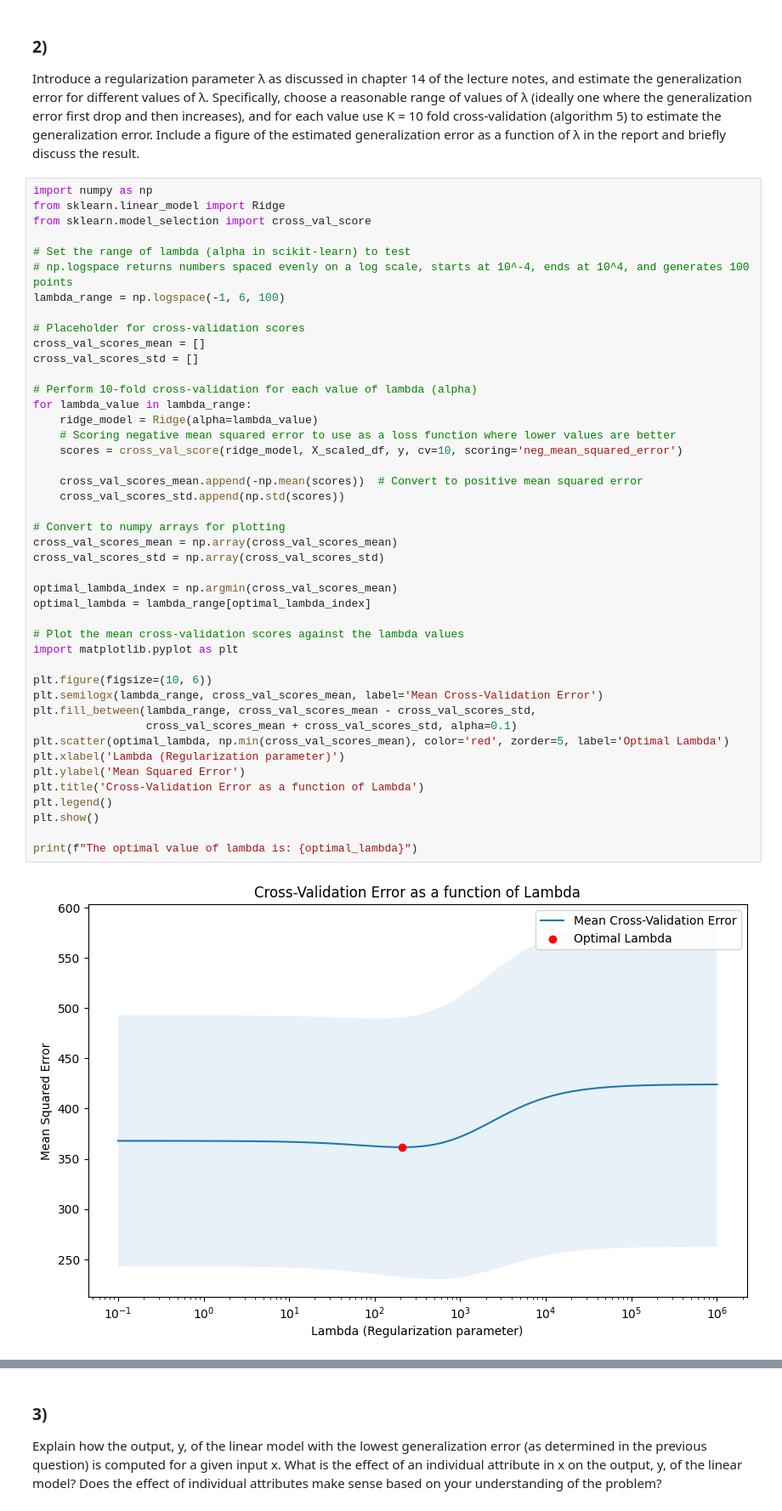
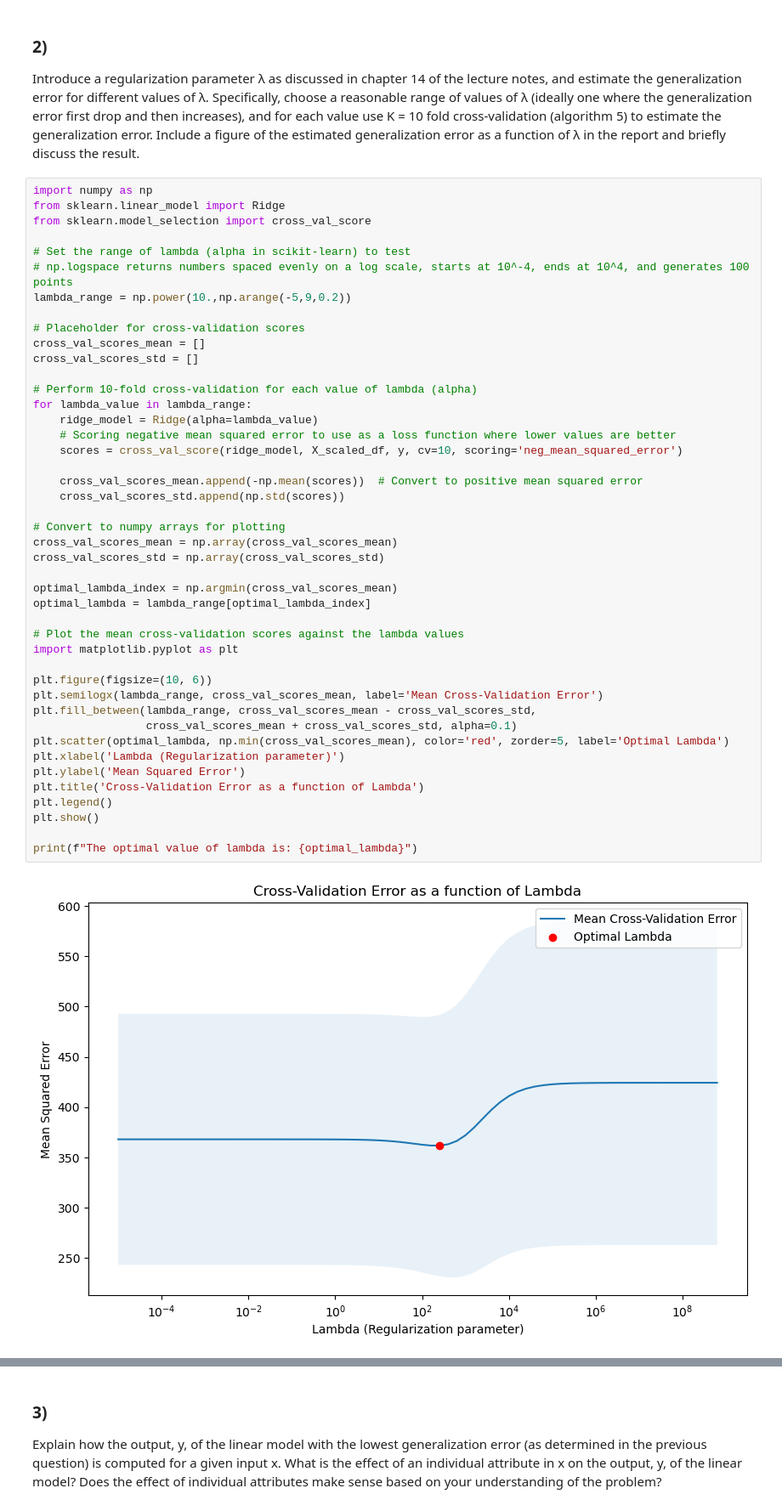
Before and after one commit to FrederikvSvane/Machine-Learning-Project1, a Jupyter notebook: Project2/main2.ipynb, the cells around one changed output, grey strips where cells are left out. Shown: that part at 85% size. Cells and saved outputs as stored; diff of their text form.

Commit message:
added plot in main2

```diff
--- a/Project2/main2.ipynb
+++ b/Project2/main2.ipynb
@@ -65,7 +65,7 @@ from sklearn.model_selection import cross_val_score
 
 # Set the range of lambda (alpha in scikit-learn) to test
 # np.logspace returns numbers spaced evenly on a log scale, starts at 10^-4, ends at 10^4, and generates 100 points
-lambda_range = np.logspace(-1, 6, 100)
+lambda_range = np.power(10.,np.arange(-5,9,0.2))
 
 # Placeholder for cross-validation scores
 cross_val_scores_mean = []
@@ -76,31 +76,31 @@ for lambda_value in lambda_range:
     ridge_model = Ridge(alpha=lambda_value)
     # Scoring negative mean squared error to use as a loss function where lower values are better
     scores = cross_val_score(ridge_model, X_scaled_df, y, cv=10, scoring='neg_mean_squared_error')
 
     cross_val_scores_mean.append(-np.mean(scores))  # Convert to positive mean squared error
     cross_val_scores_std.append(np.std(scores))
 
 # Convert to numpy arrays for plotting
 cross_val_scores_mean = np.array(cross_val_scores_mean)
 cross_val_scores_std = np.array(cross_val_scores_std)
 
 optimal_lambda_index = np.argmin(cross_val_scores_mean)
 optimal_lambda = lambda_range[optimal_lambda_index]
 
 # Plot the mean cross-validation scores against the lambda values
 import matplotlib.pyplot as plt
 
 plt.figure(figsize=(10, 6))
 plt.semilogx(lambda_range, cross_val_scores_mean, label='Mean Cross-Validation Error')
 plt.fill_between(lambda_range, cross_val_scores_mean - cross_val_scores_std,
                  cross_val_scores_mean + cross_val_scores_std, alpha=0.1)
 plt.scatter(optimal_lambda, np.min(cross_val_scores_mean), color='red', zorder=5, label='Optimal Lambda')
 plt.xlabel('Lambda (Regularization parameter)')
 plt.ylabel('Mean Squared Error')
 plt.title('Cross-Validation Error as a function of Lambda')
 plt.legend()
 plt.show()
 
 print(f"The optimal value of lambda is: {optimal_lambda}")
 # %% [output]
-[figure, old version]
+[figure, new version]
```
Also changed, not shown: parts of 4 cells of this notebook, 1 other file.
